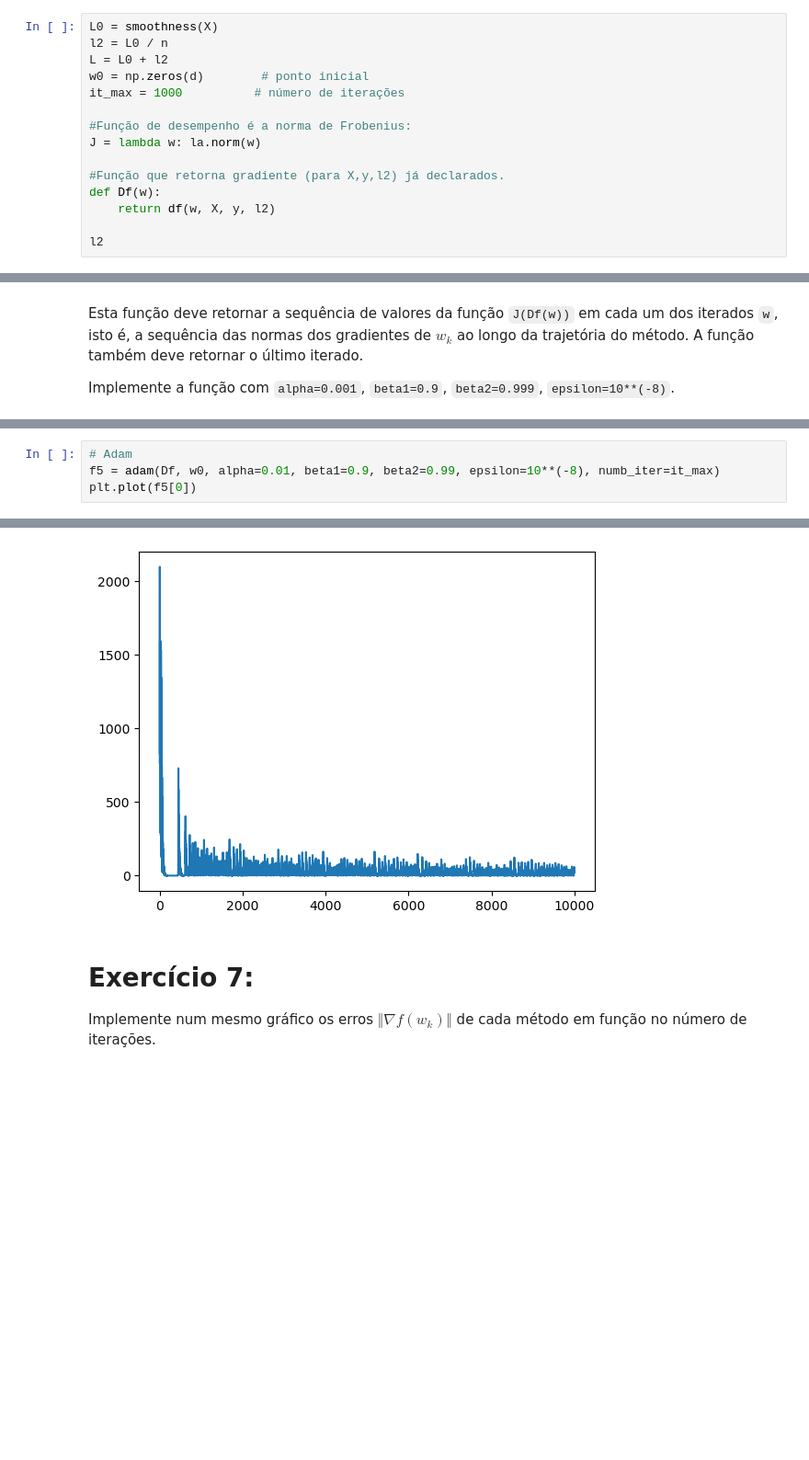
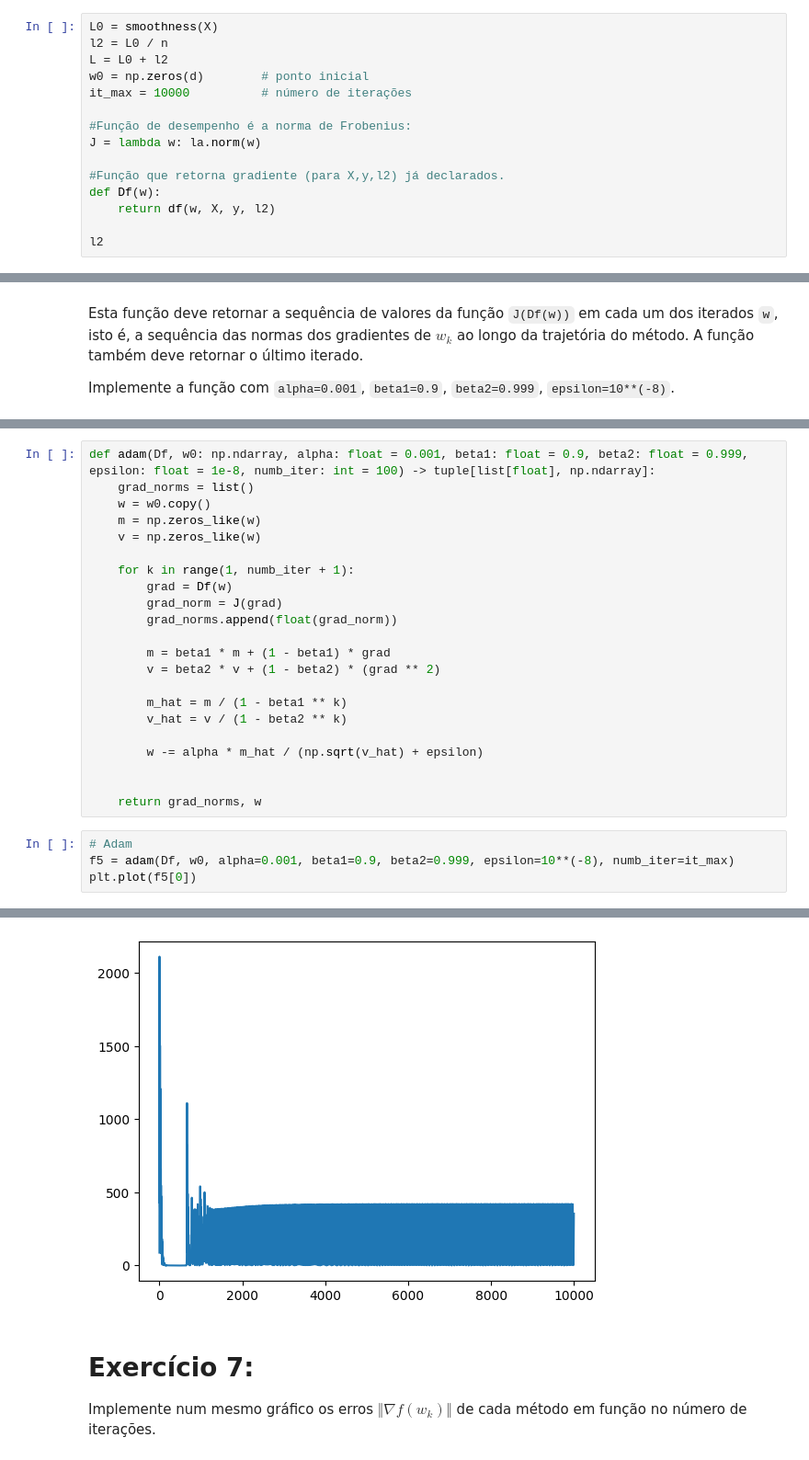
Before and after one commit to scrocha/otimizacao-OCD-2024, a Jupyter notebook: Atividade_06/logistic_regression_Sillas.ipynb, the cells around one changed output, grey strips where cells are left out. Shown: that part at 92% size. Saved outputs shown, nothing was run; the diff lists cells and outputs as text; blank space fills up the shorter version.

```diff
--- a/Atividade_06/logistic_regression_Sillas.ipynb
+++ b/Atividade_06/logistic_regression_Sillas.ipynb
@@ -89,7 +89,7 @@ L0 = smoothness(X)
 l2 = L0 / n
 L = L0 + l2
 w0 = np.zeros(d)        # ponto inicial
-it_max = 1000          # número de iterações
+it_max = 10000          # número de iterações
 
 #Função de desempenho é a norma de Frobenius:
 J = lambda w: la.norm(w)
@@ -229,5 +258,27 @@ Implemente a função com `alpha=0.001`, `beta1=0.9`, `beta2=0.999`, `epsilon=10
+# %%
+def adam(Df, w0: np.ndarray, alpha: float = 0.001, beta1: float = 0.9, beta2: float = 0.999, epsilon: float = 1e-8, numb_iter: int = 100) -> tuple[list[float], np.ndarray]:
+    grad_norms = list()
+    w = w0.copy()
+    m = np.zeros_like(w)
+    v = np.zeros_like(w)
+
+    for k in range(1, numb_iter + 1):
+        grad = Df(w)
+        grad_norm = J(grad)
+        grad_norms.append(float(grad_norm))
+
+        m = beta1 * m + (1 - beta1) * grad
+        v = beta2 * v + (1 - beta2) * (grad ** 2)
+
+        m_hat = m / (1 - beta1 ** k)
+        v_hat = v / (1 - beta2 ** k)
+
+        w -= alpha * m_hat / (np.sqrt(v_hat) + epsilon)
+
+
+    return grad_norms, w
 # %%
 # Adam
-f5 = adam(Df, w0, alpha=0.01, beta1=0.9, beta2=0.99, epsilon=10**(-8), numb_iter=it_max)
+f5 = adam(Df, w0, alpha=0.001, beta1=0.9, beta2=0.999, epsilon=10**(-8), numb_iter=it_max)
 plt.plot(f5[0])
 # %% [output]
@@ -236,4 +286,4 @@ Time execution for Adam: 2356.390969166998
-[figure, old version]
+[figure, new version]
 # %% [markdown]
 # Exercício 7:
 
```
Also changed, not shown: parts of 10 cells of this notebook.
